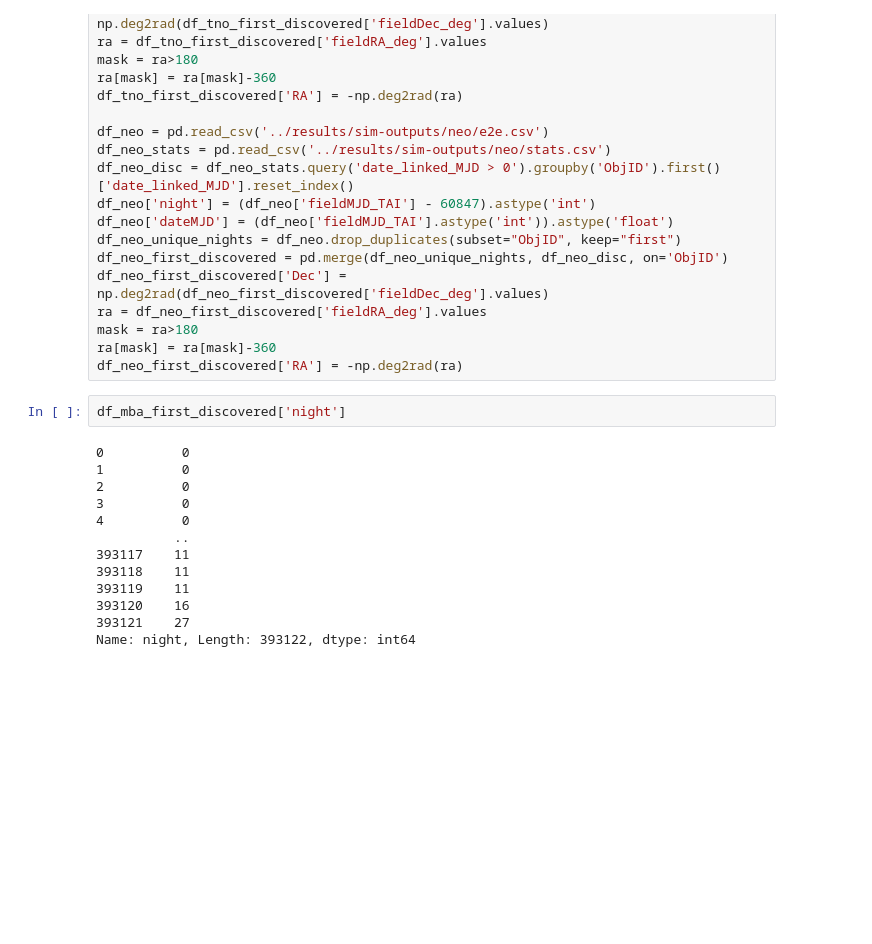
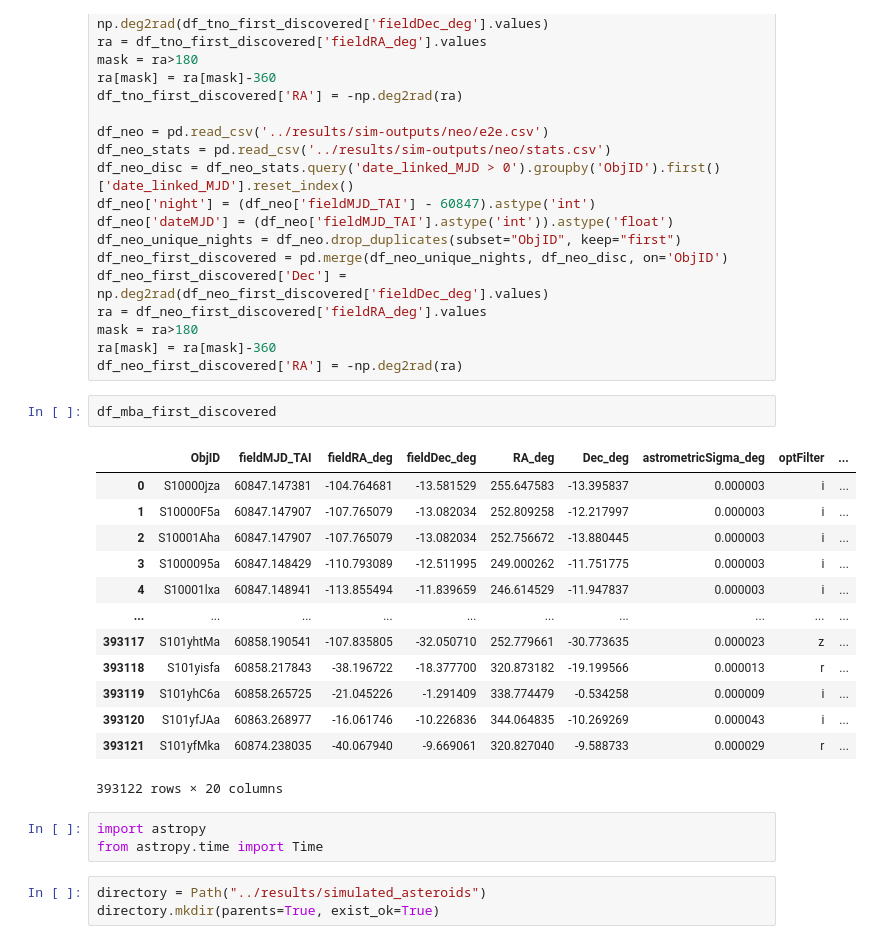
Before and after one commit to mjuric/sv-predictions, a Jupyter notebook: analysis/asteroid-viz.ipynb, the cells around one changed output. Cells and saved outputs as stored; diff of their text form; blank space fills up the shorter version.

Commit message:
asteroid-viz bug fixing

```diff
--- a/analysis/asteroid-viz.ipynb
+++ b/analysis/asteroid-viz.ipynb
@@ -343,20 +346,27 @@ mask = ra>180
 ra[mask] = ra[mask]-360
 df_neo_first_discovered['RA'] = -np.deg2rad(ra)
 # %%
-df_mba_first_discovered['night']
+df_mba_first_discovered
 # %% [output]
+|  | ObjID | fieldMJD_TAI | fieldRA_deg | fieldDec_deg | RA_deg | Dec_deg | astrometricSigma_deg | optFilter | ... |
+| 0 | S10000jza | 60847.147381 | -104.764681 | -13.581529 | 255.647583 | -13.395837 | 0.000003 | i | ... |
+| 1 | S10000F5a | 60847.147907 | -107.765079 | -13.082034 | 252.809258 | -12.217997 | 0.000003 | i | ... |
+| 2 | S10001Aha | 60847.147907 | -107.765079 | -13.082034 | 252.756672 | -13.880445 | 0.000003 | i | ... |
+| 3 | S1000095a | 60847.148429 | -110.793089 | -12.511995 | 249.000262 | -11.751775 | 0.000003 | i | ... |
+| 4 | S10001lxa | 60847.148941 | -113.855494 | -11.839659 | 246.614529 | -11.947837 | 0.000003 | i | ... |
+| ... | ... | ... | ... | ... | ... | ... | ... | ... | ... |
+| 393117 | S101yhtMa | 60858.190541 | -107.835805 | -32.050710 | 252.779661 | -30.773635 | 0.000023 | z | ... |
+| 393118 | S101yisfa | 60858.217843 | -38.196722 | -18.377700 | 320.873182 | -19.199566 | 0.000013 | r | ... |
+| 393119 | S101yhC6a | 60858.265725 | -21.045226 | -1.291409 | 338.774479 | -0.534258 | 0.000009 | i | ... |
+| 393120 | S101yfJAa | 60863.268977 | -16.061746 | -10.226836 | 344.064835 | -10.269269 | 0.000043 | i | ... |
+| 393121 | S101yfMka | 60874.238035 | -40.067940 | -9.669061 | 320.827040 | -9.588733 | 0.000029 | r | ... |
-0          0
-1          0
-2          0
-3          0
-4          0
-          ..
-393117    11
-393118    11
-393119    11
-393120    16
-393121    27
-Name: night, Length: 393122, dtype: int64
+393122 rows × 20 columns
+# %%
+import astropy
+from astropy.time import Time
+# %%
+directory = Path("../results/simulated_asteroids")
+directory.mkdir(parents=True, exist_ok=True)
 # %%
 for t in range(28):
     fig = plt.figure()
```
Also changed, not shown: parts of 4 cells of this notebook.
